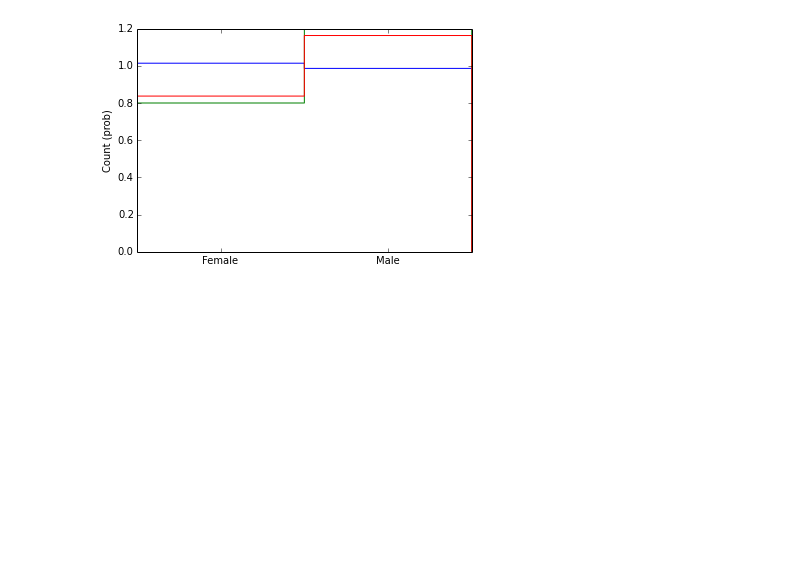
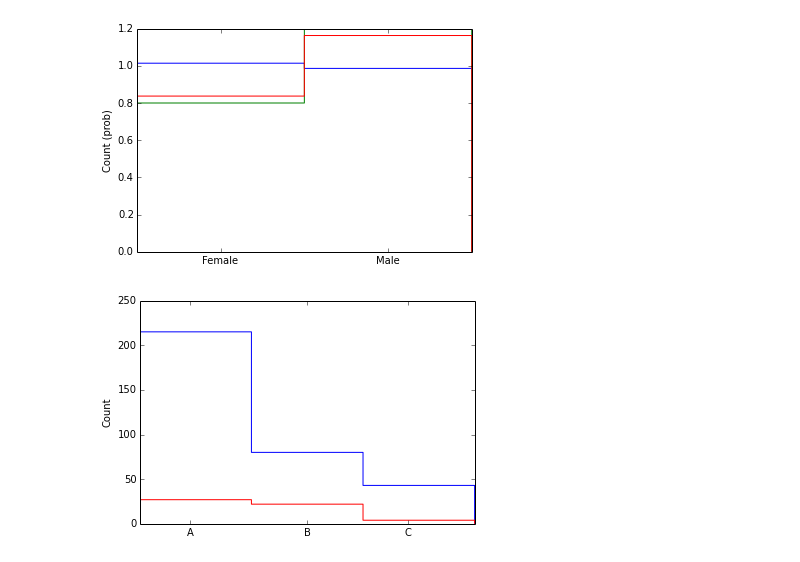
Before and after one commit to zahanm/abtest-learn, a Jupyter notebook: lib/analysis.ipynb, the cells around one changed output. Cells and saved outputs as stored; diff of their text form; code cells hidden in the pictures; blank space fills up the shorter version.

Commit message:
Finally analysing the tests

```diff
--- a/lib/analysis.ipynb
+++ b/lib/analysis.ipynb
@@ -64,3 +64,17 @@ plt.ylabel('Count (normalized)')
 plt.show()
 # %% [output]
 [figure]
+# %%
+# Test 1 Analysis
+raw_control_metrics = a.raw_metrics_for_test(False, False)
+raw_test1_metrics = a.raw_metrics_for_test(True, False)
+# just showing the raw counts, normalized
+plt.hold(True)
+n, bins, patches = plt.hist(raw_control_metrics, bins=3, histtype='step', color='b') # do I need normed=True ?
+n, bins, patches = plt.hist(raw_test1_metrics, bins=3, histtype='step', color='r')
+plt.xticks([0.3, 1, 1.6], ('A', 'B', 'C'))
+plt.ylabel('Count')
+plt.title('Test 1')
+plt.show()
+# %% [output]
+[figure, added]
```
Also changed, not shown: parts of 5 cells of this notebook, 2 other files.
